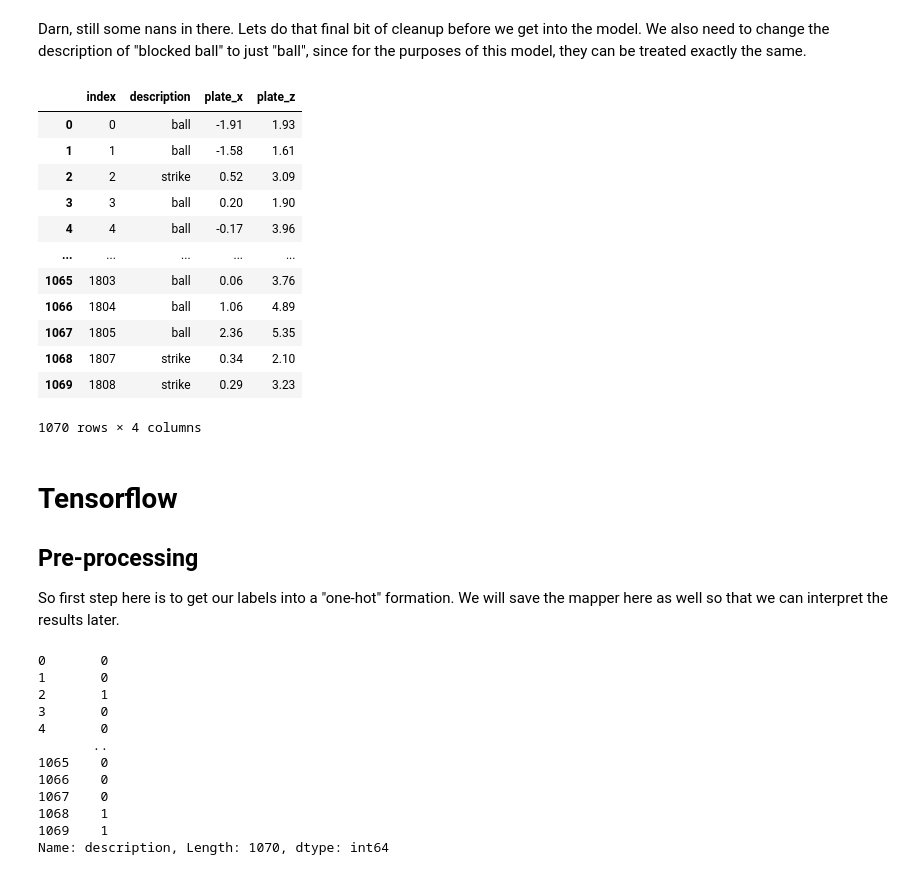
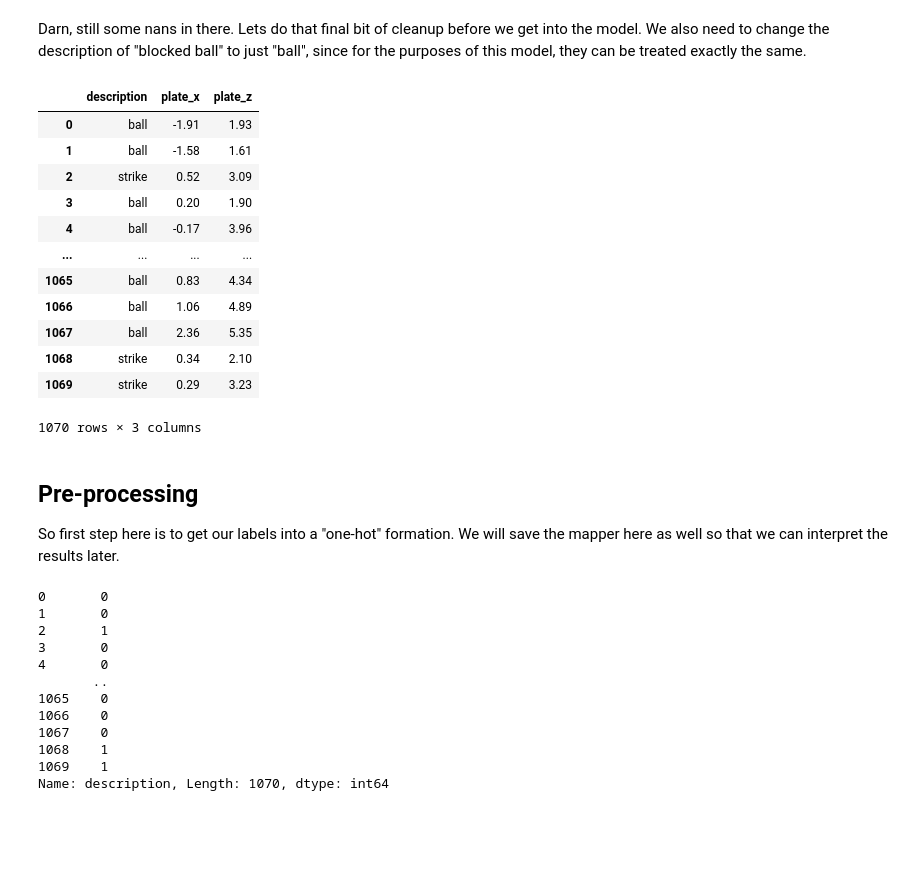
Before and after one commit to mattgpaul/AutoStrikeZone, a Jupyter notebook: AutoStrikeZone.ipynb, the cells around one changed output. Cells and saved outputs as stored; diff of their text form; code cells hidden in the pictures; blank space fills up the shorter version.

```diff
--- a/AutoStrikeZone.ipynb
+++ b/AutoStrikeZone.ipynb
@@ -214,25 +225,25 @@ df
 Darn, still some nans in there. Lets do that final bit of cleanup before we get into the model. We also need to change the description of "blocked ball" to just "ball", since for the purposes of this model, they can be treated exactly the same.
 # %%
 mapper = {'blocked_ball':'ball','called_strike':'strike','ball':'ball'}
-tensor = df.dropna().reset_index()
+tensor = df.dropna().reset_index(drop=True)
 tensor['description'] = tensor['description'].map(mapper)
 tensor
 # %% [output]
-|  | index | description | plate_x | plate_z |
-| 0 | 0 | ball | -1.91 | 1.93 |
-| 1 | 1 | ball | -1.58 | 1.61 |
-| 2 | 2 | strike | 0.52 | 3.09 |
-| 3 | 3 | ball | 0.20 | 1.90 |
-| 4 | 4 | ball | -0.17 | 3.96 |
-| ... | ... | ... | ... | ... |
-| 1065 | 1803 | ball | 0.06 | 3.76 |
-| 1066 | 1804 | ball | 1.06 | 4.89 |
-| 1067 | 1805 | ball | 2.36 | 5.35 |
-| 1068 | 1807 | strike | 0.34 | 2.10 |
-| 1069 | 1808 | strike | 0.29 | 3.23 |
+|  | description | plate_x | plate_z |
+| 0 | ball | -1.91 | 1.93 |
+| 1 | ball | -1.58 | 1.61 |
+| 2 | strike | 0.52 | 3.09 |
+| 3 | ball | 0.20 | 1.90 |
+| 4 | ball | -0.17 | 3.96 |
+| ... | ... | ... | ... |
+| 1065 | ball | 0.83 | 4.34 |
+| 1066 | ball | 1.06 | 4.89 |
+| 1067 | ball | 2.36 | 5.35 |
+| 1068 | strike | 0.34 | 2.10 |
+| 1069 | strike | 0.29 | 3.23 |
-1070 rows × 4 columns
+1070 rows × 3 columns
 # %% [markdown]
-# Tensorflow
+
 ## Pre-processing
 
 So first step here is to get our labels into a "one-hot" formation. We will save the mapper here as well so that we can interpret the results later.
```
Also changed, not shown: parts of 25 cells of this notebook, 1 other file.
